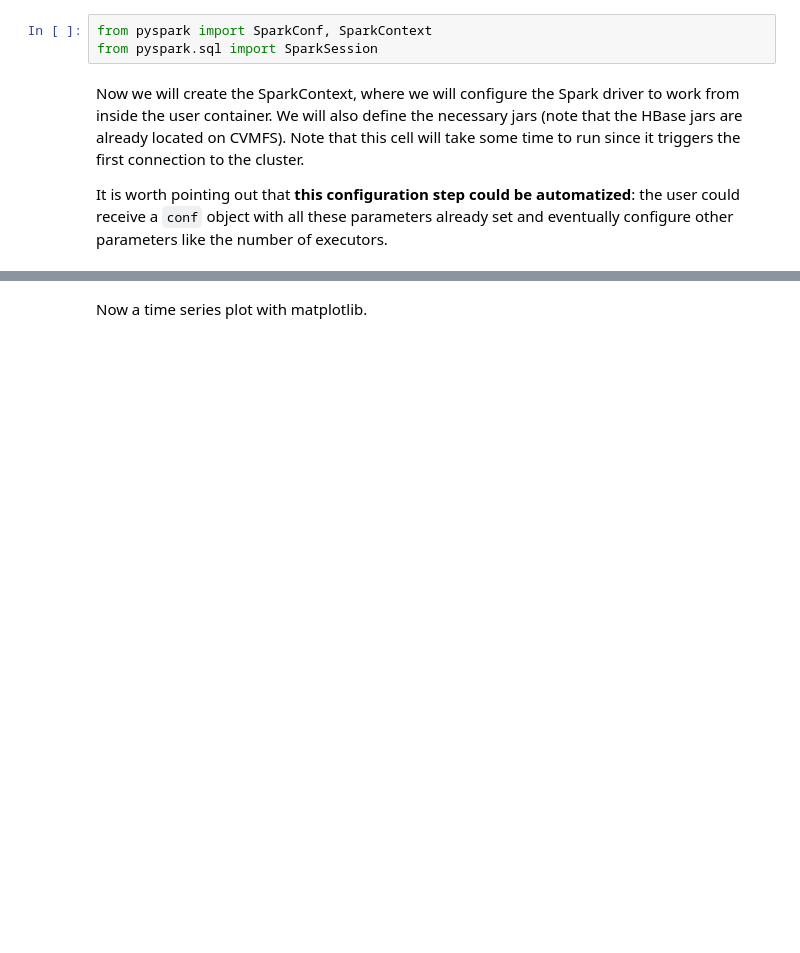
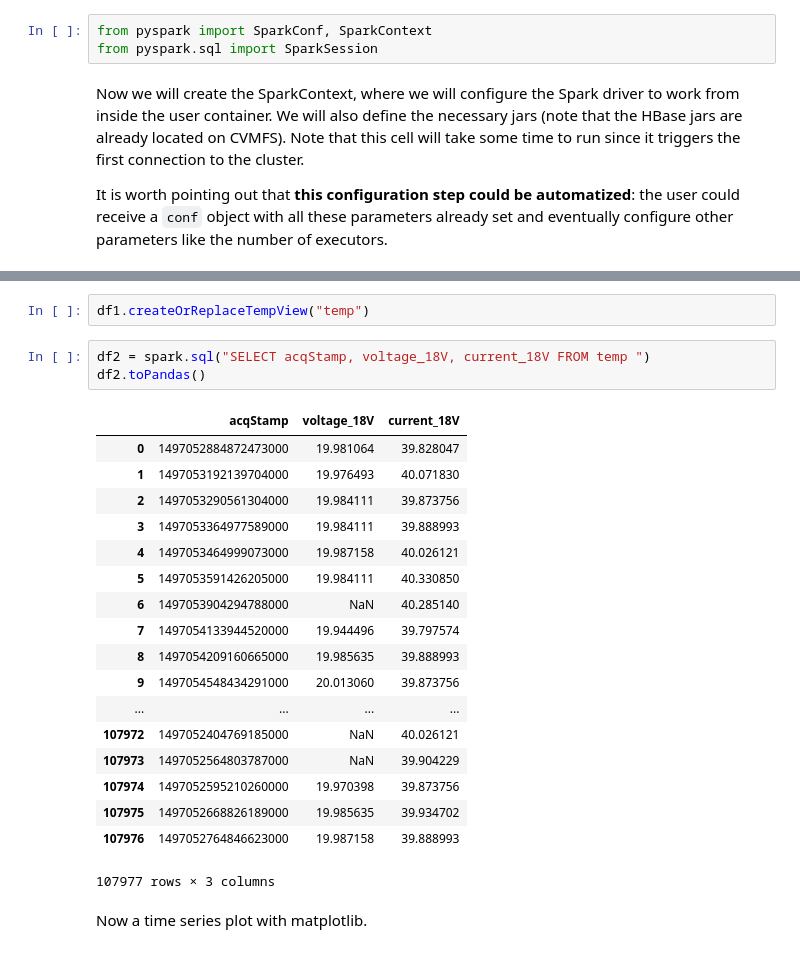
Before and after one commit to etejedor/Spark-Notebooks, a Jupyter notebook: SWAN-Spark_NXCALS_Example.ipynb, the cells around one changed output, grey strips where cells are left out. Saved outputs shown, nothing was run; the diff lists cells and outputs as text; blank space fills up the shorter version.

```diff
--- a/SWAN-Spark_NXCALS_Example.ipynb
+++ b/SWAN-Spark_NXCALS_Example.ipynb
@@ -72,3 +111,27 @@ df1.select('acqStamp','voltage_18V','current_18V').toPandas()[:10]
+# %%
+df1.createOrReplaceTempView("temp")
+# %%
+df2 = spark.sql("SELECT acqStamp, voltage_18V, current_18V FROM temp ")
+df2.toPandas()
+# %% [output]
+|  | acqStamp | voltage_18V | current_18V |
+| 0 | 1497052884872473000 | 19.981064 | 39.828047 |
+| 1 | 1497053192139704000 | 19.976493 | 40.071830 |
+| 2 | 1497053290561304000 | 19.984111 | 39.873756 |
+| 3 | 1497053364977589000 | 19.984111 | 39.888993 |
+| 4 | 1497053464999073000 | 19.987158 | 40.026121 |
+| 5 | 1497053591426205000 | 19.984111 | 40.330850 |
+| 6 | 1497053904294788000 | NaN | 40.285140 |
+| 7 | 1497054133944520000 | 19.944496 | 39.797574 |
+| 8 | 1497054209160665000 | 19.985635 | 39.888993 |
+| 9 | 1497054548434291000 | 20.013060 | 39.873756 |
+| ... | ... | ... | ... |
+| 107972 | 1497052404769185000 | NaN | 40.026121 |
+| 107973 | 1497052564803787000 | NaN | 39.904229 |
+| 107974 | 1497052595210260000 | 19.970398 | 39.873756 |
+| 107975 | 1497052668826189000 | 19.985635 | 39.934702 |
+| 107976 | 1497052764846623000 | 19.987158 | 39.888993 |
+107977 rows × 3 columns
 # %% [markdown]
 Now a time series plot with matplotlib.
 # %%
```
Also changed, not shown: parts of 27 cells of this notebook.
